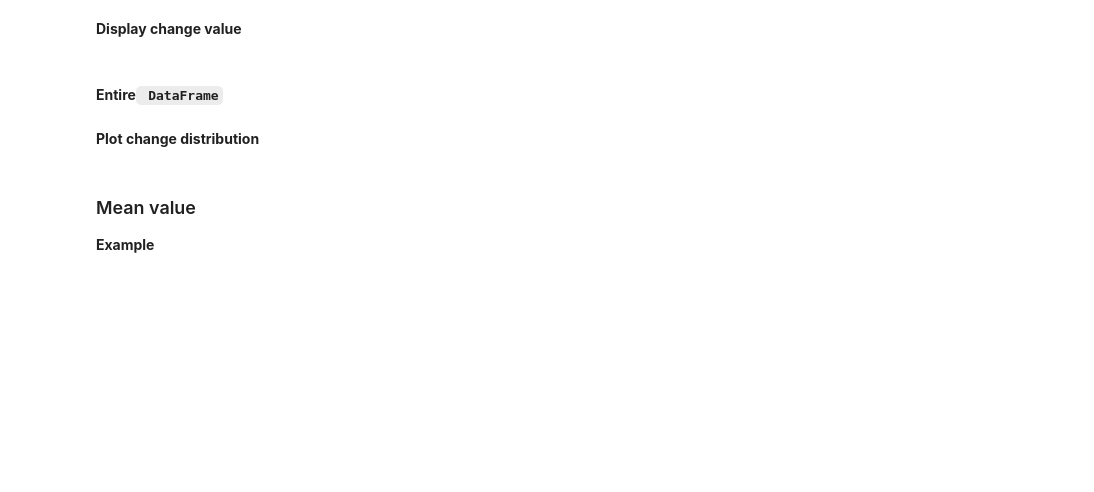
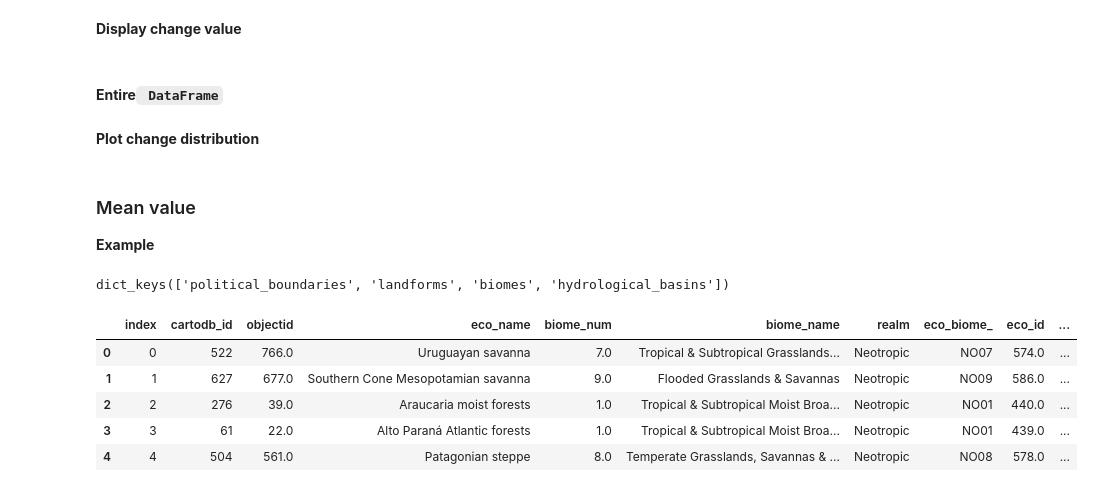
Before and after one commit to Vizzuality/soils-revealed-data, a Jupyter notebook: processing/precalculations_with_zarrs.ipynb, the cells around one changed output. Saved outputs shown, nothing was run; the diff lists cells and outputs as text; code cells hidden in the pictures; blank space fills up the shorter version.

```diff
--- a/processing/precalculations_with_zarrs.ipynb
+++ b/processing/precalculations_with_zarrs.ipynb
@@ -585 +653,18 @@ gdf_pb = gdf_pb.reset_index(drop=True)
+# %%
+vector_data.keys()
+# %% [output]
+dict_keys(['political_boundaries', 'landforms', 'biomes', 'hydrological_basins'])
+# %%
+#gdf = vector_data['political_boundaries'][vector_data['political_boundaries']['level'] == 1]
+#gdf = vector_data['landforms']
+gdf = vector_data['hydrological_basins'][vector_data['hydrological_basins']['level'] == 1]
+gdf = vector_data['biomes']
+gdf.head()
+# %% [output]
+|  | index | cartodb_id | objectid | eco_name | biome_num | biome_name | realm | eco_biome_ | eco_id | ... |
+| 0 | 0 | 522 | 766.0 | Uruguayan savanna | 7.0 | Tropical & Subtropical Grasslands... | Neotropic | NO07 | 574.0 | ... |
+| 1 | 1 | 627 | 677.0 | Southern Cone Mesopotamian savanna | 9.0 | Flooded Grasslands & Savannas | Neotropic | NO09 | 586.0 | ... |
+| 2 | 2 | 276 | 39.0 | Araucaria moist forests | 1.0 | Tropical & Subtropical Moist Broa... | Neotropic | NO01 | 440.0 | ... |
+| 3 | 3 | 61 | 22.0 | Alto Paraná Atlantic forests | 1.0 | Tropical & Subtropical Moist Broa... | Neotropic | NO01 | 439.0 | ... |
+| 4 | 4 | 504 | 561.0 | Patagonian steppe | 8.0 | Temperate Grasslands, Savannas & ... | Neotropic | NO08 | 578.0 | ... |
 # %%
```
Also changed, not shown: parts of 19 cells of this notebook.
